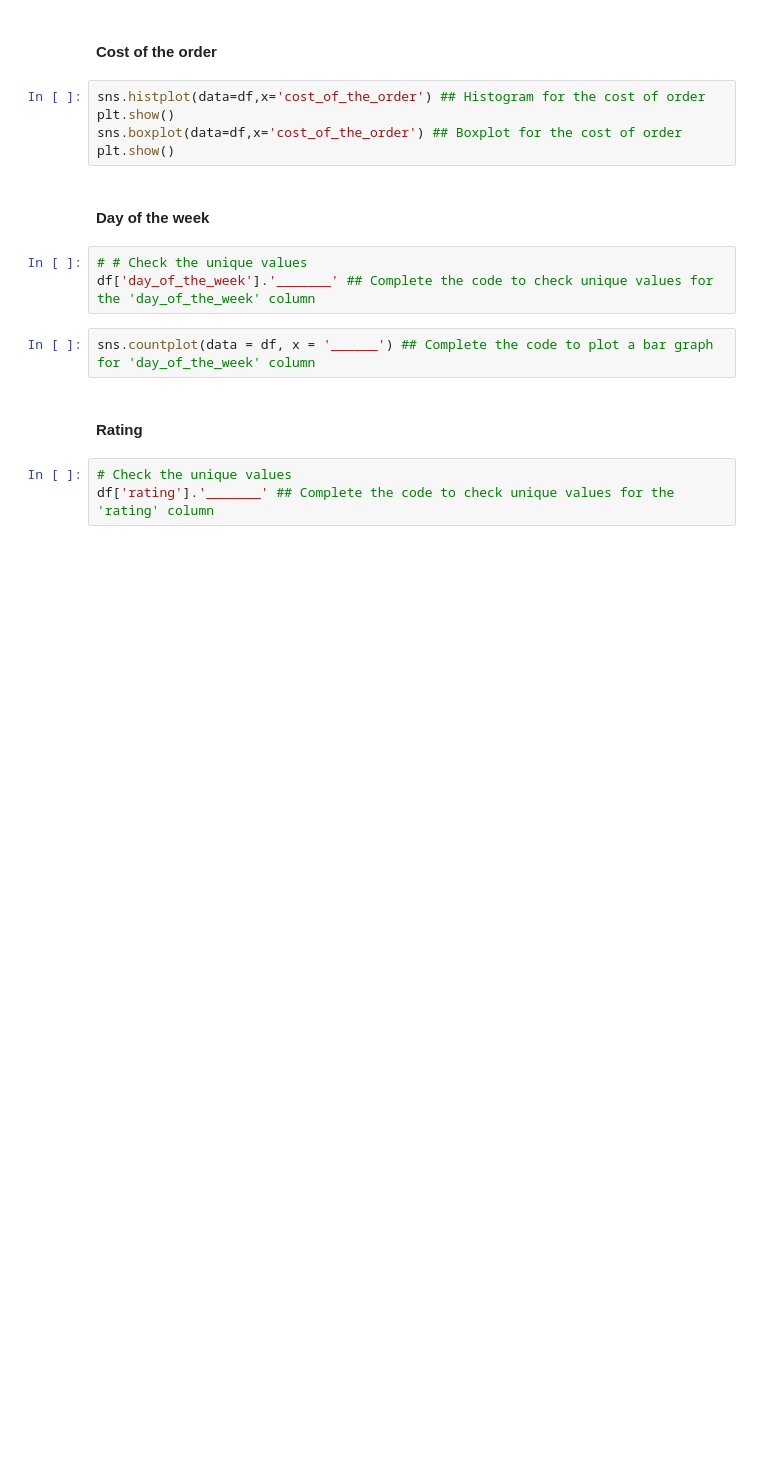
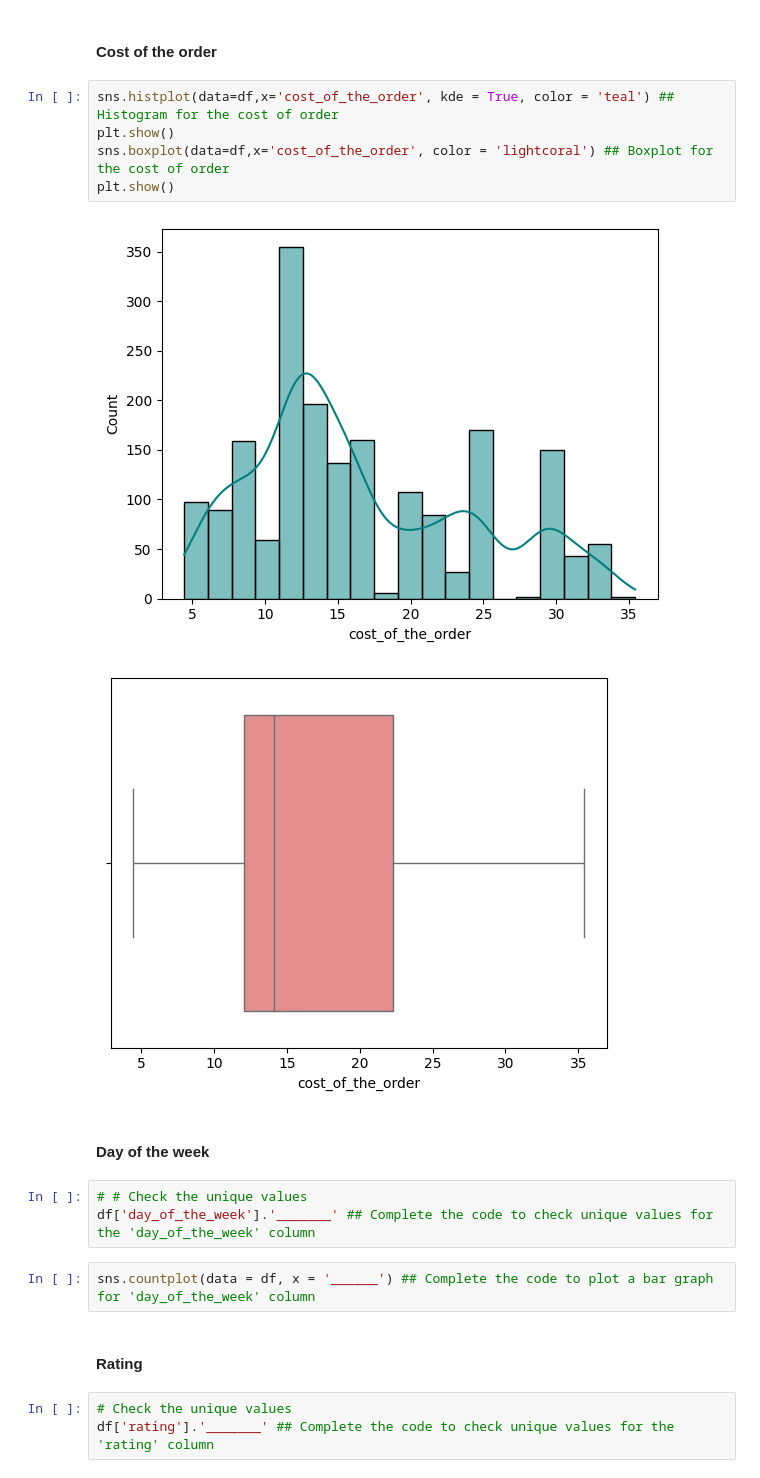
Before and after one commit to RashmiJK/PGP-AIML-FoodHub-EDA, a Jupyter notebook: Learner_Notebook_LC.ipynb, the cells around one changed output. Drawn from its saved outputs; the diff is of its cells as text; blank space fills up the shorter version.

```diff
--- a/Learner_Notebook_LC.ipynb
+++ b/Learner_Notebook_LC.ipynb
@@ -259,10 +257,13 @@ Passing `palette` without assigning `hue` is deprecated and will be removed in v
 # %% [markdown]
 #### Cost of the order
 # %%
-sns.histplot(data=df,x='cost_of_the_order') ## Histogram for the cost of order
+sns.histplot(data=df,x='cost_of_the_order', kde = True, color = 'teal') ## Histogram for the cost of order
 plt.show()
-sns.boxplot(data=df,x='cost_of_the_order') ## Boxplot for the cost of order
+sns.boxplot(data=df,x='cost_of_the_order', color = 'lightcoral') ## Boxplot for the cost of order
 plt.show()
+# %% [output]
+[figure, added]
+[figure, added]
 # %% [markdown]
 #### Day of the week
 # %%
```
Also changed, not shown: parts of 4 cells of this notebook.
